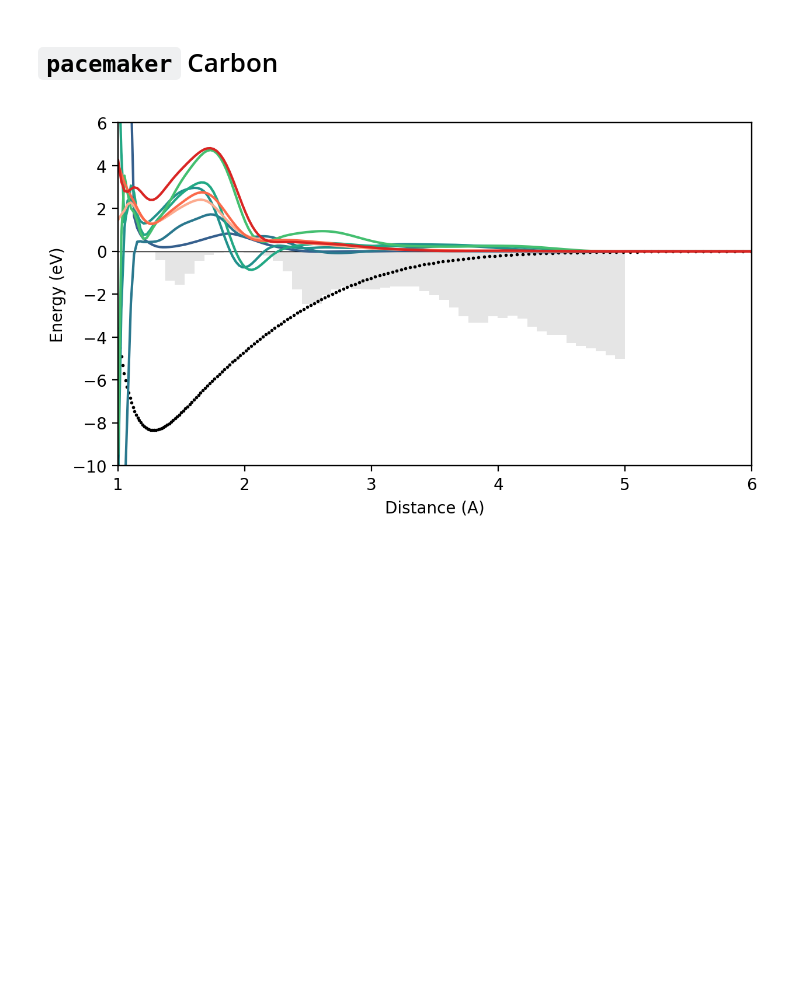
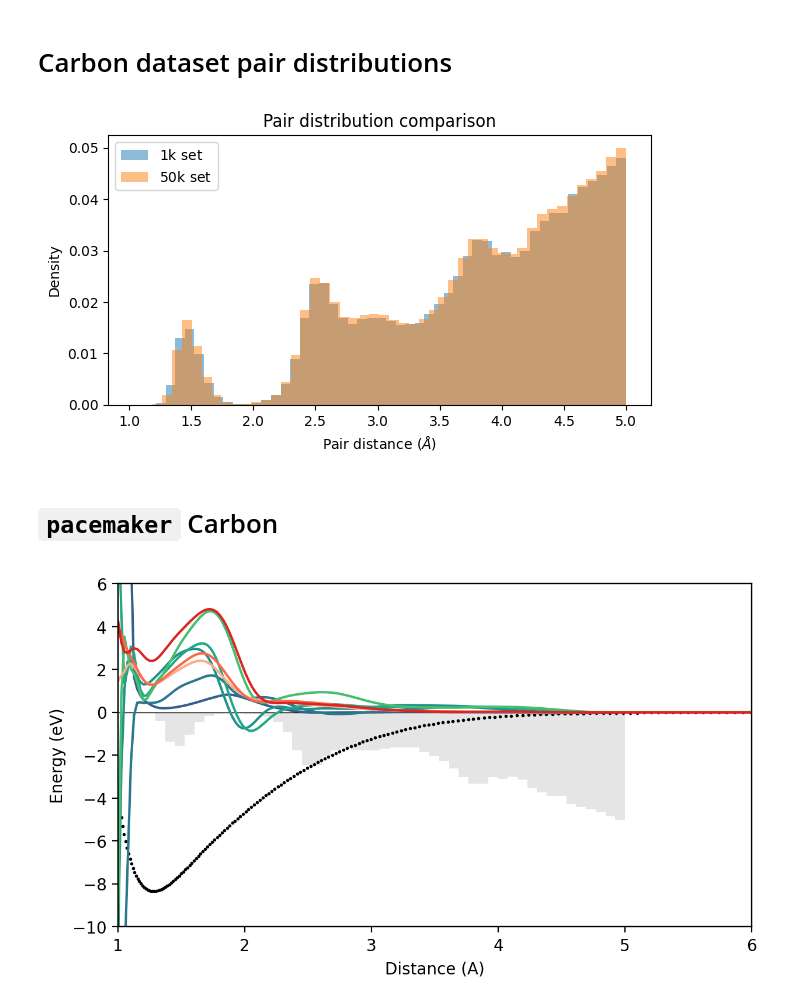
Before and after one commit to apolmiguel/aceconverge2025, a Jupyter notebook: plots_response.ipynb, the cells around one changed output. Saved outputs shown, nothing was run; the diff lists cells and outputs as text; code cells hidden in the pictures; blank space fills up the shorter version.

```diff
--- a/plots_response.ipynb
+++ b/plots_response.ipynb
@@ -4,6 +4,24 @@ import ast # for string to list
 import matplotlib.pyplot as plt
 import matplotlib.cm as cm
 from y2ace_funcs import *
+# %% [markdown]
+# Carbon dataset pair distributions
+# %%
+counts50, bins50 = np.loadtxt('datasets/pair_distributions/Tr50k_n_histogram.dat')
+counts1, bins1 = np.loadtxt('datasets/pair_distributions/Tr1k_n_histogram.dat')
+
+fig, ax = plt.subplots(1, 1, figsize=(7, 3.5), sharey=True)
+
+ax.bar(bins1, counts1/np.sum(counts1), width=bins1[-1]-bins1[-2], bottom=0, align='edge', alpha=0.5, label=r'$1$k set')
+ax.bar(bins50, counts50/np.sum(counts50), width=bins50[-1]-bins50[-2], bottom=0, align='edge', alpha=0.5, label=r'$50$k set')
+ax.set_xlabel(r'Pair distance ($\AA$)')
+ax.set_ylabel('Density')
+ax.set_title('Pair distribution comparison')
+ax.legend()
+
+fig.savefig('figures/pairdistrib_1k50k.png', dpi=300, bbox_inches='tight')
+# %% [output]
+[figure, added]
 # %% [markdown]
 # `pacemaker` Carbon
 # %%
```
Also changed, not shown: parts of 11 cells of this notebook, 6 other files.
